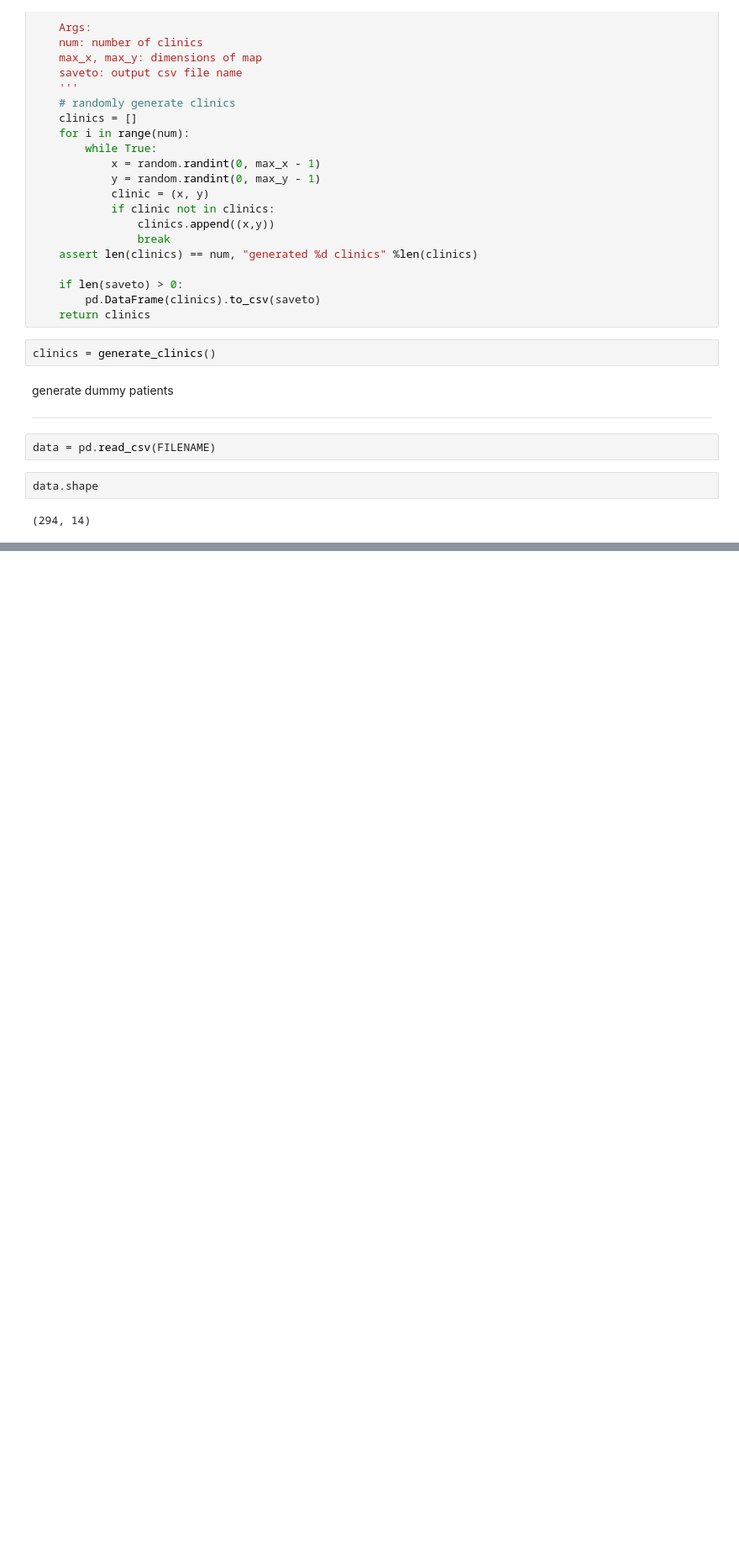
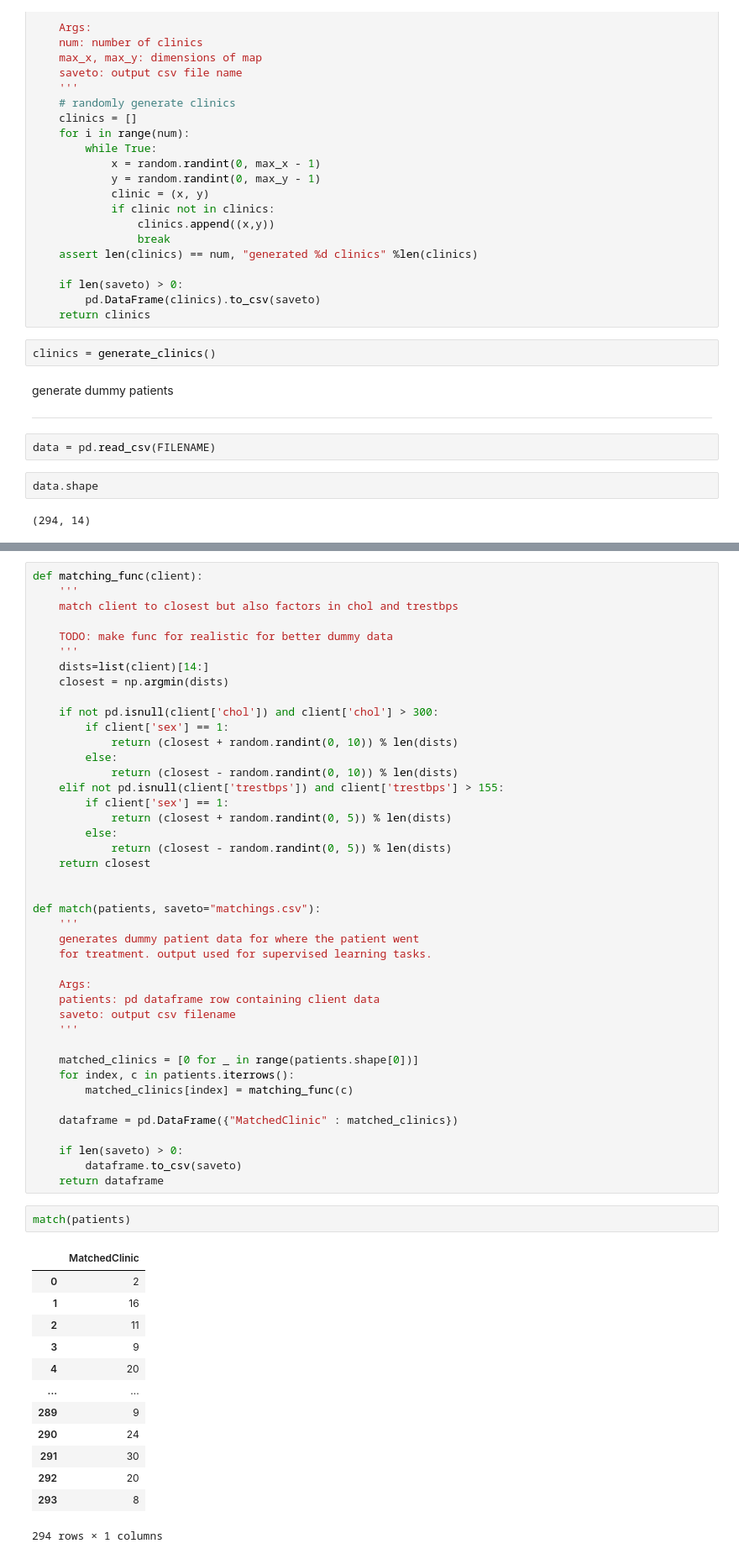
Before and after one commit to wtingda/Berkshire-Health-Patient-Matching, a Jupyter notebook: DataSampler.ipynb, the cells around one changed output, grey strips where cells are left out. Shown at 84% size. Drawn from its saved outputs; the diff is of its cells as text; blank space fills up the shorter version.

```diff
--- a/DataSampler.ipynb
+++ b/DataSampler.ipynb
@@ -118,0 +134,58 @@ generate_patients()
+# %%
+def matching_func(client):
+    '''
+    match client to closest but also factors in chol and trestbps
+
+    TODO: make func for realistic for better dummy data
+    '''
+    dists=list(client)[14:]
+    closest = np.argmin(dists)
+
+    if not pd.isnull(client['chol']) and client['chol'] > 300:
+        if client['sex'] == 1:
+            return (closest + random.randint(0, 10)) % len(dists)
+        else:
+            return (closest - random.randint(0, 10)) % len(dists)
+    elif not pd.isnull(client['trestbps']) and client['trestbps'] > 155:
+        if client['sex'] == 1:
+            return (closest + random.randint(0, 5)) % len(dists)
+        else:
+            return (closest - random.randint(0, 5)) % len(dists)
+    return closest
+
+
+def match(patients, saveto="matchings.csv"):
+    '''
+    generates dummy patient data for where the patient went
+    for treatment. output used for supervised learning tasks.
+
+    Args:
+    patients: pd dataframe row containing client data
+    saveto: output csv filename
+    '''
+
+    matched_clinics = [0 for _ in range(patients.shape[0])]
+    for index, c in patients.iterrows():
+        matched_clinics[index] = matching_func(c)
+
+    dataframe = pd.DataFrame({"MatchedClinic" : matched_clinics})
+
+    if len(saveto) > 0:
+        dataframe.to_csv(saveto)
+    return dataframe
+# %%
+match(patients)
+# %% [output]
+|  | MatchedClinic |
+| 0 | 2 |
+| 1 | 16 |
+| 2 | 11 |
+| 3 | 9 |
+| 4 | 20 |
+| ... | ... |
+| 289 | 9 |
+| 290 | 24 |
+| 291 | 30 |
+| 292 | 20 |
+| 293 | 8 |
+294 rows × 1 columns
```
Also changed, not shown: parts of 6 cells of this notebook.
